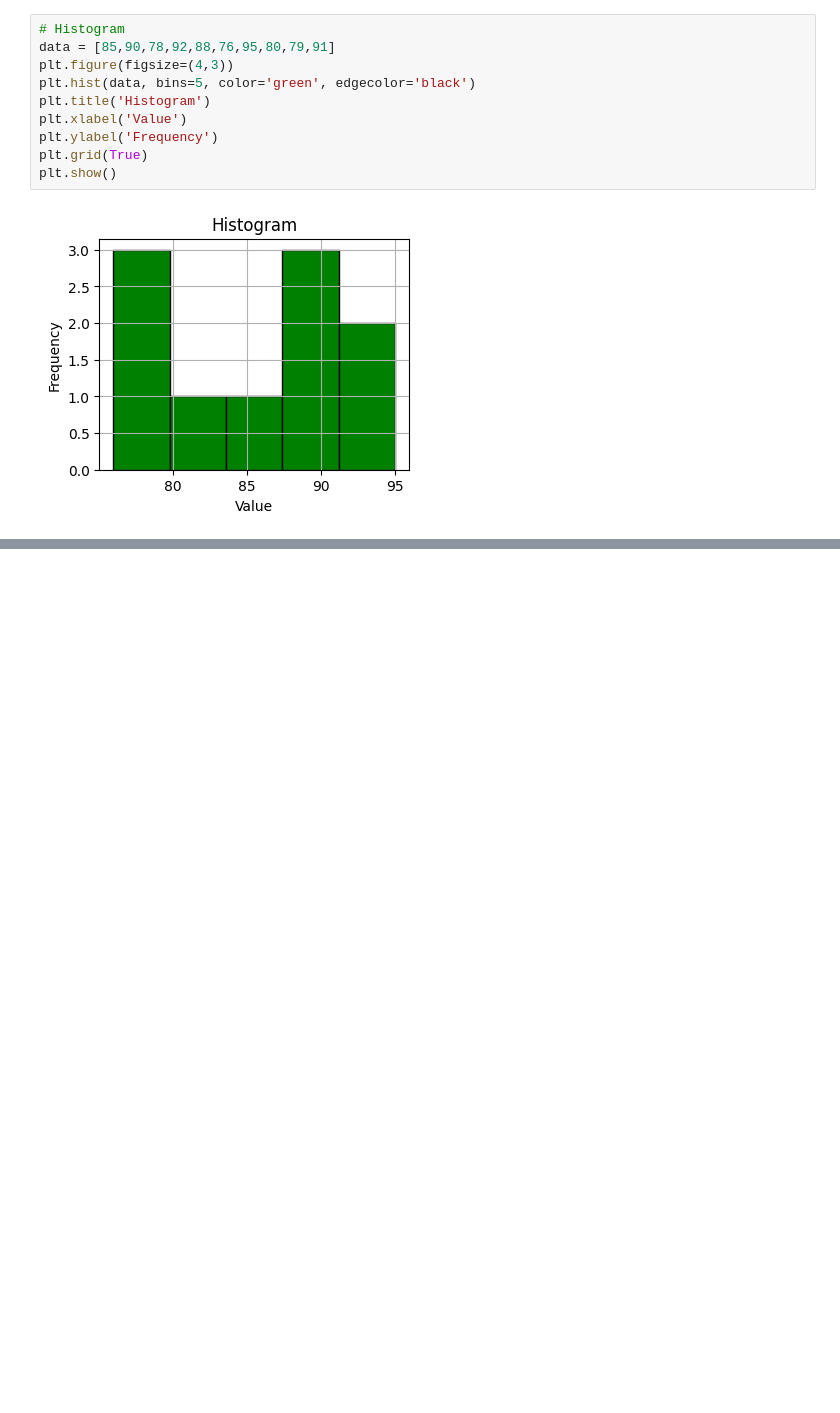
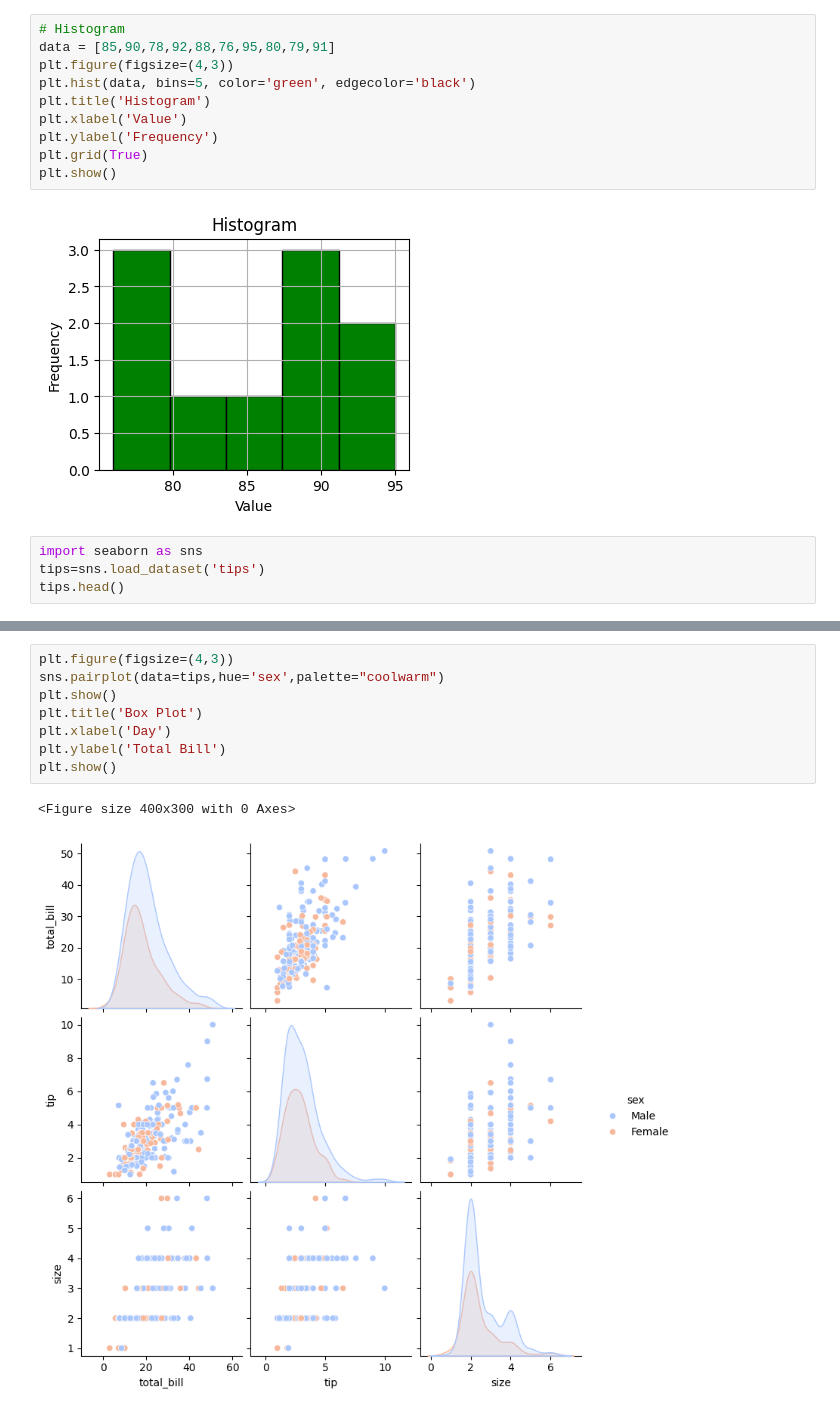
Before and after one commit to Aldqiq/Data-mining-1, a Jupyter notebook: lab1.ipynb, the cells around one changed output, grey strips where cells are left out. Saved outputs shown, nothing was run; the diff lists cells and outputs as text; blank space fills up the shorter version.

```diff
--- a/lab1.ipynb
+++ b/lab1.ipynb
@@ -129,3 +129,7 @@ plt.grid(True)
 plt.show()
 # %% [output]
 [figure]
+# %%
+import seaborn as sns
+tips=sns.load_dataset('tips')
+tips.head()
@@ -131,0 +143,11 @@ plt.show()
+# %%
+plt.figure(figsize=(4,3))
+sns.pairplot(data=tips,hue='sex',palette="coolwarm")
+plt.show()
+plt.title('Box Plot')
+plt.xlabel('Day')
+plt.ylabel('Total Bill')
+plt.show()
+# %% [output]
+<Figure size 400x300 with 0 Axes>
+[figure, added]
```
Also changed, not shown: parts of 2 cells of this notebook.
